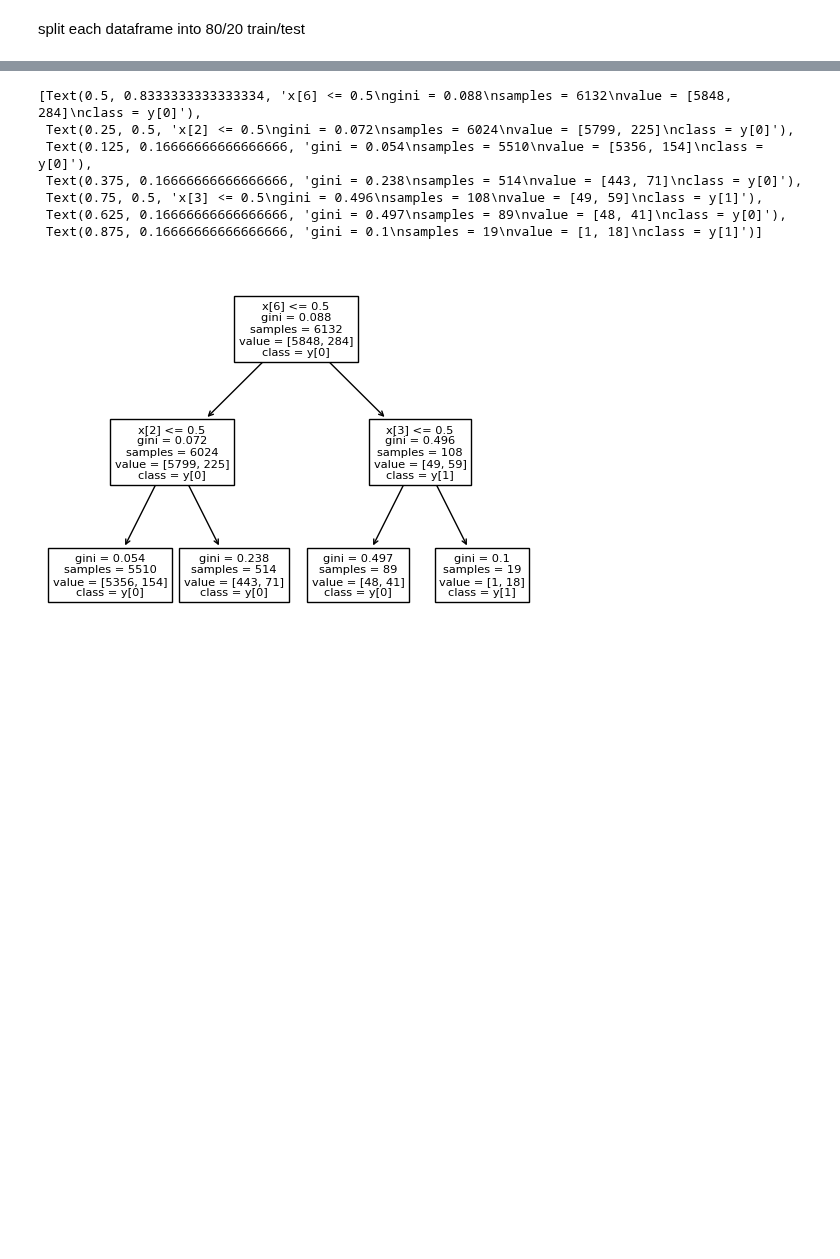
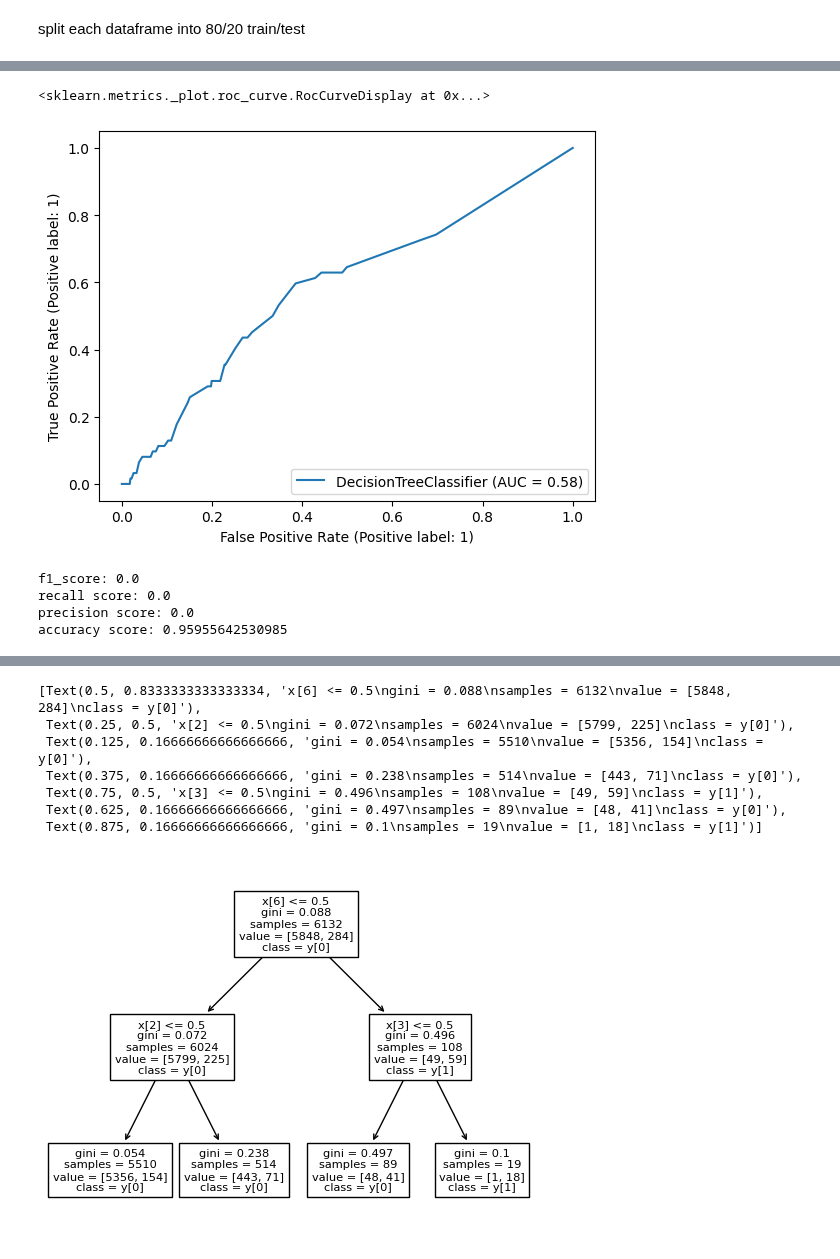
Before and after one commit to HotelTango314/dsa5900, a Jupyter notebook: NSDUH_Explore.ipynb, the cells around one changed output, grey strips where cells are left out. Drawn from its saved outputs; the diff is of its cells as text; code cells hidden in the pictures; blank space fills up the shorter version.

```diff
--- a/NSDUH_Explore.ipynb
+++ b/NSDUH_Explore.ipynb
@@ -773,0 +842,5 @@ array([[1469,    2],
+# %%
+#2006 demographic dtree optimal hyperparameters
+tree_hpt.fit(dm_six_trainX,dm_six_trainy)
+#tree_hpt.cv_results_['params'][list(np.where(tree_hpt.cv_results_['rank_test_score']==1)[0])[0]]
+bigpic(tree_hpt)
@@ -773,0 +849,4 @@ array([[1469,    2],
+# %%
+#2006 demographic bayes optimal hyperparameters
+bayes_hpt.fit(dm_six_trainX,dm_six_trainy)
+bigpic(bayes_hpt)
@@ -773,0 +855,4 @@ array([[1469,    2],
+# %%
+#2006 demographic logit hyperparameters
+logit_hpt.fit(dm_six_trainX,dm_six_trainy)
+bigpic(logit_hpt)
@@ -773,0 +977,25 @@ array([[1469,    2],
+# %%
+RocCurveDisplay.from_estimator(dm_six_tree_final,dm_six_testX,dm_six_testy)
+# %% [output]
+<sklearn.metrics._plot.roc_curve.RocCurveDisplay at 0x...>
+[figure, added]
+# %%
+#2006 Demogra Bayes - DOESN'T PREDICT ANY POSITIVES...
+dm_six_bayes_final = MultinomialNB(force_alpha=True,alpha=0)
+dm_six_bayes_final.fit(dm_six_trainX,dm_six_trainy)
+dm_six_bayes_predy = dm_six_bayes_final.predict(dm_six_testX)
+
+dm_six_bayes_f1 = f1_score(dm_six_testy,dm_six_bayes_predy)
+dm_six_bayes_recall = recall_score(dm_six_testy,dm_six_bayes_predy)
+dm_six_bayes_precis = precision_score(dm_six_testy,dm_six_bayes_predy)
+dm_six_bayes_accura = accuracy_score(dm_six_testy,dm_six_bayes_predy)
+
+print(f"f1_score: {np.round(dm_six_bayes_f1,4)}")
+print(f"recall score: {dm_six_bayes_recall}")
+print(f"precision score: {dm_six_bayes_precis}")
+print(f"accuracy score: {dm_six_bayes_accura}")
+# %% [output]
+f1_score: 0.0
+recall score: 0.0
+precision score: 0.0
+accuracy score: 0.95955642530985
```
Also changed, not shown: parts of 54 cells of this notebook.
